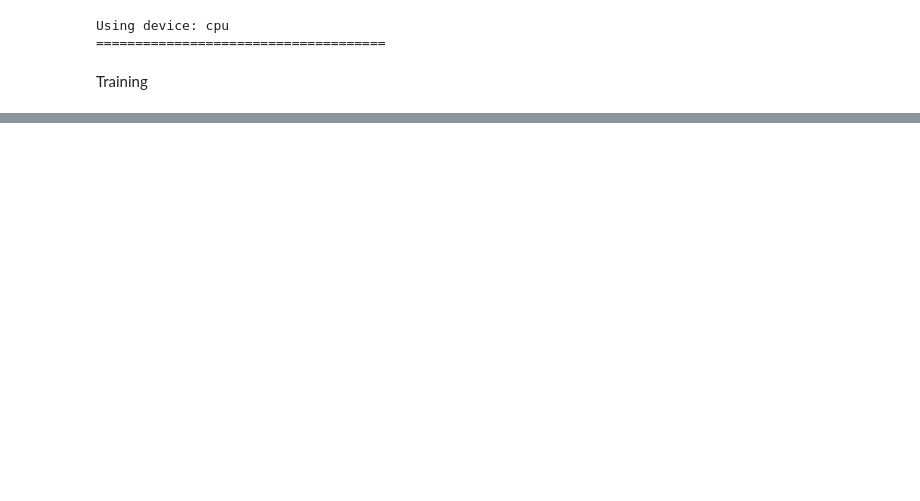
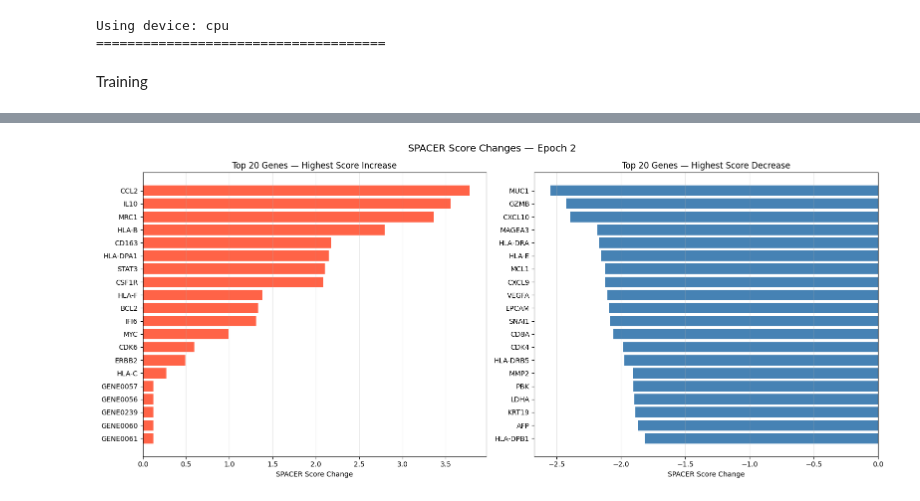
Before and after one commit to yaober/spacer_readme, a Jupyter notebook: docs/source/notebook/train.ipynb, the cells around one changed output, grey strips where cells are left out. Drawn from its saved outputs; the diff is of its cells as text; code cells hidden in the pictures; blank space fills up the shorter version.

```diff
--- a/docs/source/notebook/train.ipynb
+++ b/docs/source/notebook/train.ipynb
@@ -300,0 +357,36 @@ Best model saved with validation loss 0.6848
+# %%
+
+# Top genes by SPACER score change (last epoch)
+import glob
+
+spacer_files = sorted(glob.glob(os.path.join(output_dir, 'spacer_score_changes_epoch_*.csv')))
+if spacer_files:
+    last_df = pd.read_csv(spacer_files[-1]).sort_values('Difference', ascending=False)
+    top_n = 20
+    top_up = last_df.head(top_n)
+    top_dn = last_df.tail(top_n).sort_values('Difference', ascending=True)
+
+    fig, axes = plt.subplots(1, 2, figsize=(16, 7))
+
+    axes[0].barh(top_up['Gene'], top_up['Difference'], color='tomato')
+    axes[0].axvline(x=0, color='black', linewidth=0.8)
+    axes[0].set_xlabel('SPACER Score Change')
+    axes[0].set_title(f'Top {top_n} Genes — Highest Score Increase')
+    axes[0].invert_yaxis()
+    axes[0].grid(True, axis='x', alpha=0.3)
+
+    axes[1].barh(top_dn['Gene'], top_dn['Difference'], color='steelblue')
+    axes[1].axvline(x=0, color='black', linewidth=0.8)
+    axes[1].set_xlabel('SPACER Score Change')
+    axes[1].set_title(f'Top {top_n} Genes — Highest Score Decrease')
+    axes[1].invert_yaxis()
+    axes[1].grid(True, axis='x', alpha=0.3)
+
+    plt.suptitle(f'SPACER Score Changes — Epoch {len(spacer_files)}', fontsize=14)
+    plt.tight_layout()
+    plt.savefig(os.path.join(output_dir, 'spacer_score_changes.png'), dpi=150, bbox_inches='tight')
+    plt.show()
+else:
+    print("No SPACER score files found in output_dir.")
+# %% [output]
+[figure, added]
```
Also changed, not shown: parts of 17 cells of this notebook.
